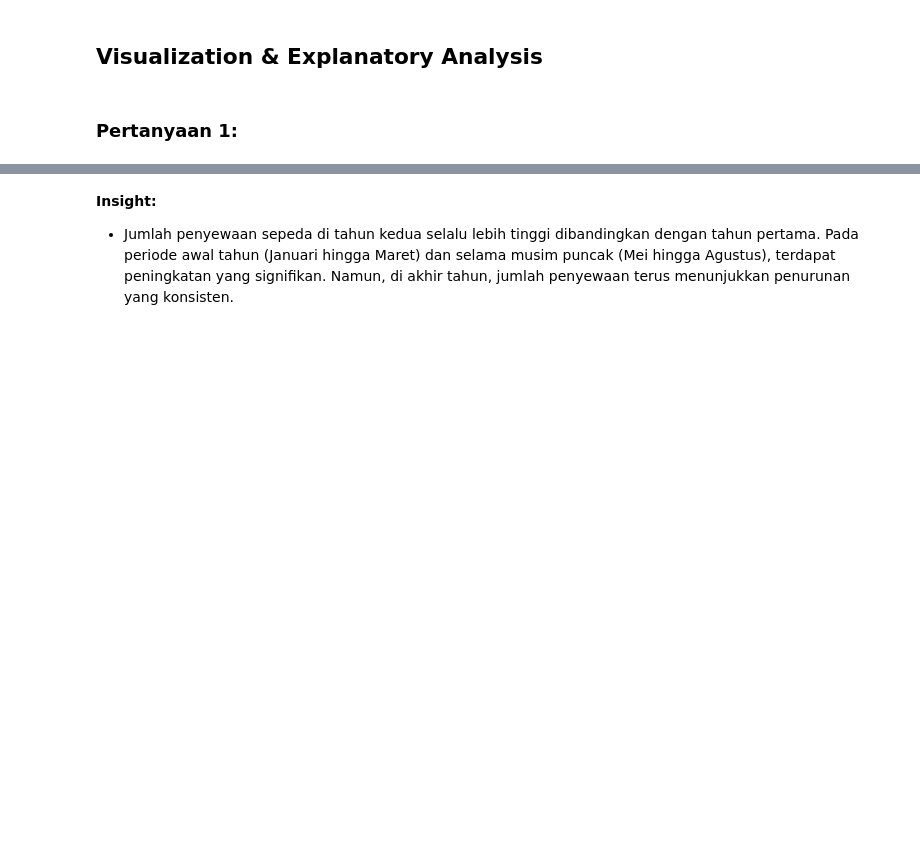
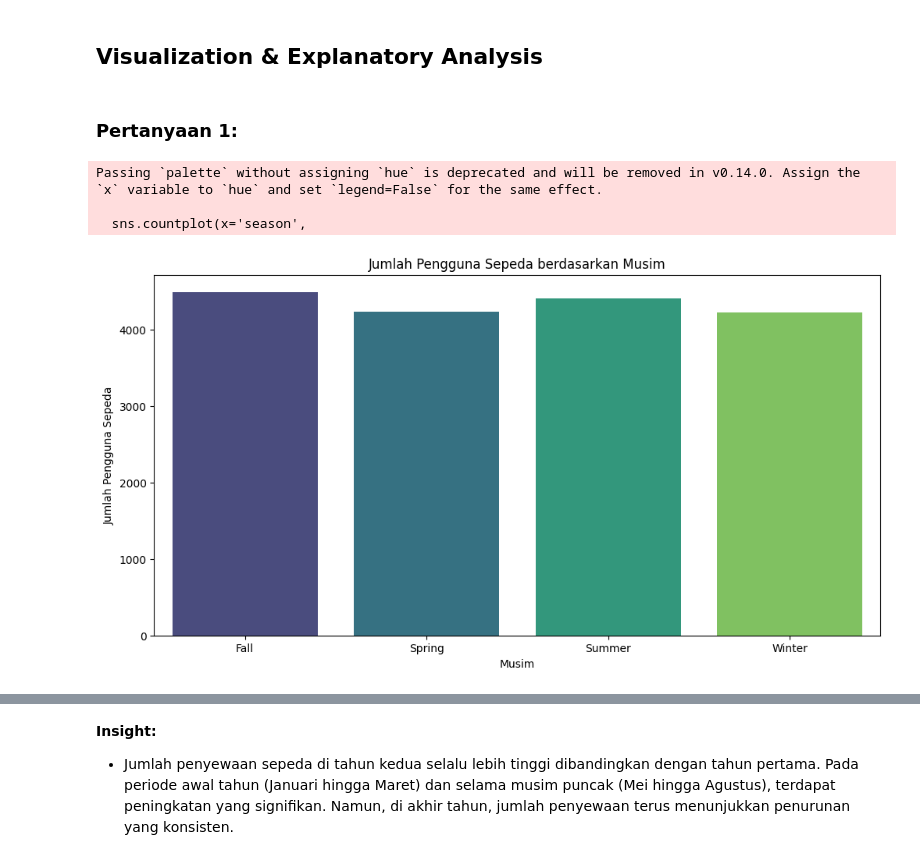
Before and after one commit to Ahmadbahar911/Analisis-Data, a Jupyter notebook: notebook.ipynb, the cells around one changed output, grey strips where cells are left out. Saved outputs shown, nothing was run; the diff lists cells and outputs as text; code cells hidden in the pictures; blank space fills up the shorter version.

```diff
--- a/notebook.ipynb
+++ b/notebook.ipynb
@@ -204,0 +225,18 @@ df_cleaned.loc[:, 'dteday'] = pd.to_datetime(df_cleaned['dteday'])
+# %%
+# Mengubah angka menjadi keterangan
+df_hour['month'] = df_hour['month'].map({
+    1: 'Jan', 2: 'Feb', 3: 'Mar', 4: 'Apr', 5: 'May', 6: 'Jun',
+    7: 'Jul', 8: 'Aug', 9: 'Sep', 10: 'Oct', 11: 'Nov', 12: 'Dec'
+})
+df_hour['season'] = df_hour['season'].map({
+    1: 'Spring', 2: 'Summer', 3: 'Fall', 4: 'Winter'
+})
+df_hour['weekday'] = df_hour['weekday'].map({
+    0: 'Sun', 1: 'Mon', 2: 'Tue', 3: 'Wed', 4: 'Thu', 5: 'Fri', 6: 'Sat'
+})
+df_hour['weather_cond'] = df_hour['weather_cond'].map({
+    1: 'Clear/Partly Cloudy',
+    2: 'Misty/Cloudy',
+    3: 'Light Snow/Rain',
+    4: 'Severe Weather'
+})
@@ -234,3 +366,19 @@ df_cleaned.describe()
 ## Visualization & Explanatory Analysis
 # %% [markdown]
 ### Pertanyaan 1:
+# %%
+# Plot the distribution of bike rentals by season
+plt.figure(figsize=(12, 6))
+sns.countplot(x='season',
+              data=df_hour,
+              palette='viridis')
+
+plt.title('Jumlah Pengguna Sepeda berdasarkan Musim')
+plt.xlabel('Musim')
+plt.ylabel('Jumlah Pengguna Sepeda')
+plt.show()
+# %% [output]
+Passing `palette` without assigning `hue` is deprecated and will be removed in v0.14.0. Assign the `x` variable to `hue` and set `legend=False` for the same effect.
+
+  sns.countplot(x='season',
+[figure, added]
```
Also changed, not shown: parts of 32 cells of this notebook, 7 other files.
